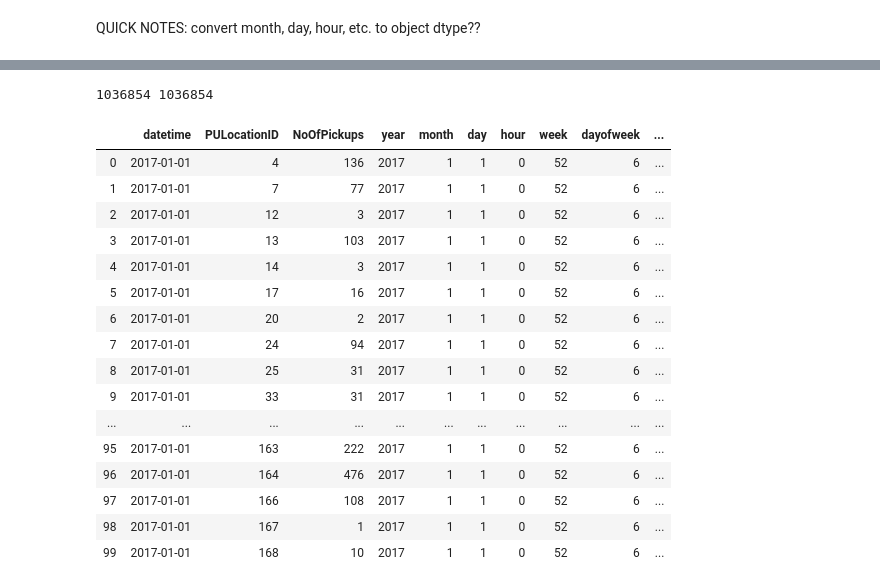
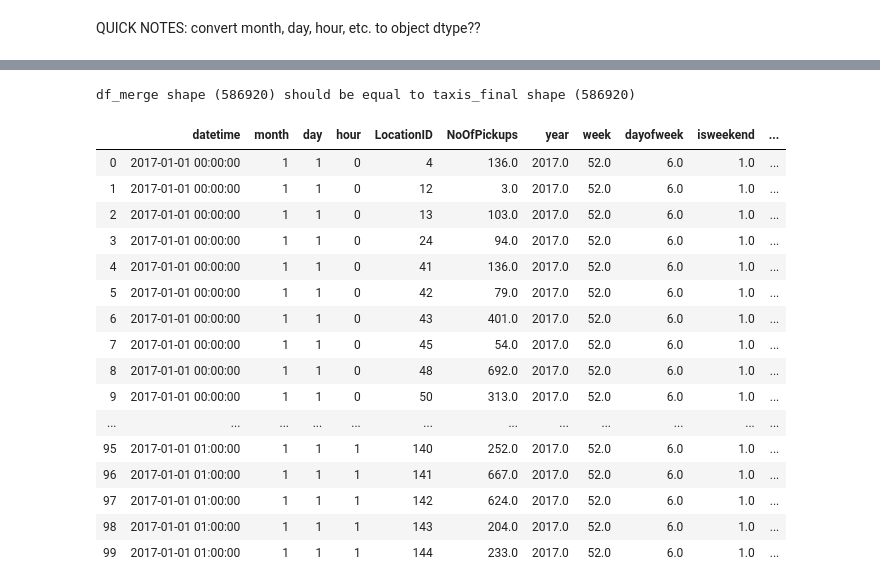
Before and after one commit to angelrps/MasterDataScience_FinalProject, a Jupyter notebook: notebooks/Data_Join_Taxis_Weather.ipynb, the cells around one changed output, grey strips where cells are left out. Drawn from its saved outputs; the diff is of its cells as text; code cells hidden in the pictures.

Commit message:
Join Taxis Weather_filling missing LocationIDs successfully

```diff
--- a/notebooks/Data_Join_Taxis_Weather.ipynb
+++ b/notebooks/Data_Join_Taxis_Weather.ipynb
@@ -80,11 +102,17 @@ dftax = pd.read_csv('../data/Data_Taxis_'+str(year)+'_Cleaned.csv', sep=',',
                         #dtype = {"PULocationID" : "object"},
                         parse_dates={'datetime':['pickup_datetime']})
 print('Year should be unique: ', dftax.year.unique())
-dftax = dftax.rename(columns={'PULocationID':'LocationID'})
-dftax['hourlyperiods'] = 1
-h = dftax.groupby(['month','day','hour'])['hourlyperiods'].sum()
-print('There should be 8760 hourly periods in a year: ', h.shape[0])
-print(dftax.shape)
-dftax.head()
+
+print('67 UNIQUE LocationIDs: ', pd.unique(dftax['LocationID']).shape)
+print(dftax.shape[0], 'A number less than 586920 indicates that there are missing LocationIDs')
+
+# Count LocationID per hourly period. They should be 67.
+t = dftax.copy()
+t['count'] = 1
+tg = t.groupby(['month', 'day', 'hour']).sum().head()
+print('Count unique LocationIDs per hourly period. Should be 67: ',pd.unique(tg['count']))
+
+display(tg.head())
+display(dftax.head())
 # %% [output]
 Year should be unique:  [2017]
@@ -101,4 +134,0 @@ There should be 8760 hourly periods in a year:  8760
-# %%
-dftax = dftax.drop(columns=['datetime', 'year', 'hourlyperiods'],inplace=False)
-
-dftax.head()
@@ -163,2 +215,2 @@ display(df_index_g.head())
 # %%
-taxis_d_final = dftax_g.join(df_index_g, how='outer').reset_index()
+taxis_join = dftax_g.join(df_index_g, how='right').reset_index()
@@ -264,0 +278,13 @@ Taxis rows (8760) equals Weather rows (8760)? True
+# %%
+# I will take the 'datetime' sequence from the Weather data frame
+datetime_col = dfwea.copy()
+datetime_col.drop(columns=['HourlyPrecipitation'], inplace=True)
+
+# repeat values to have one hour per LocationID (67)
+datetime_col = pd.DataFrame(np.repeat(datetime_col.values,67))
+# rename column
+datetime_col = datetime_col.rename(columns={0:'datetime'})
+
+taxis_final = pd.concat([datetime_col,taxis_join], axis=1)
+print('Should have 586920 rows: ',taxis_final.shape[0])
+taxis_final.head()
@@ -297,24 +301,24 @@ memory usage: 205.3 KB
 # %%
-df_merge = pd.merge(dftax, dfwea, on='datetime')
+df_merge = pd.merge(taxis_final, dfwea, on='datetime')
 # taxis dataframe and merged dataframe should have same number of rows
-print(df_merge.shape[0], dftax.shape[0])
+print('df_merge shape ({0}) should be equal to taxis_final shape ({1})'.format(df_merge.shape[0], taxis_final.shape[0]))
 df_merge.head(100)
 # %% [output]
-1036854 1036854
+df_merge shape (586920) should be equal to taxis_final shape (586920)
-|  | datetime | PULocationID | NoOfPickups | year | month | day | hour | week | dayofweek | ... |
-| 0 | 2017-01-01 | 4 | 136 | 2017 | 1 | 1 | 0 | 52 | 6 | ... |
-| 1 | 2017-01-01 | 7 | 77 | 2017 | 1 | 1 | 0 | 52 | 6 | ... |
-| 2 | 2017-01-01 | 12 | 3 | 2017 | 1 | 1 | 0 | 52 | 6 | ... |
-| 3 | 2017-01-01 | 13 | 103 | 2017 | 1 | 1 | 0 | 52 | 6 | ... |
-| 4 | 2017-01-01 | 14 | 3 | 2017 | 1 | 1 | 0 | 52 | 6 | ... |
-| 5 | 2017-01-01 | 17 | 16 | 2017 | 1 | 1 | 0 | 52 | 6 | ... |
-| 6 | 2017-01-01 | 20 | 2 | 2017 | 1 | 1 | 0 | 52 | 6 | ... |
-| 7 | 2017-01-01 | 24 | 94 | 2017 | 1 | 1 | 0 | 52 | 6 | ... |
-| 8 | 2017-01-01 | 25 | 31 | 2017 | 1 | 1 | 0 | 52 | 6 | ... |
-| 9 | 2017-01-01 | 33 | 31 | 2017 | 1 | 1 | 0 | 52 | 6 | ... |
-| ... | ... | ... | ... | ... | ... | ... | ... | ... | ... | ... |
-| 95 | 2017-01-01 | 163 | 222 | 2017 | 1 | 1 | 0 | 52 | 6 | ... |
-| 96 | 2017-01-01 | 164 | 476 | 2017 | 1 | 1 | 0 | 52 | 6 | ... |
-| 97 | 2017-01-01 | 166 | 108 | 2017 | 1 | 1 | 0 | 52 | 6 | ... |
-| 98 | 2017-01-01 | 167 | 1 | 2017 | 1 | 1 | 0 | 52 | 6 | ... |
-| 99 | 2017-01-01 | 168 | 10 | 2017 | 1 | 1 | 0 | 52 | 6 | ... |
+|  | datetime | month | day | hour | LocationID | NoOfPickups | year | week | dayofweek | isweekend | ... |
+| 0 | 2017-01-01 00:00:00 | 1 | 1 | 0 | 4 | 136.0 | 2017.0 | 52.0 | 6.0 | 1.0 | ... |
+| 1 | 2017-01-01 00:00:00 | 1 | 1 | 0 | 12 | 3.0 | 2017.0 | 52.0 | 6.0 | 1.0 | ... |
+| 2 | 2017-01-01 00:00:00 | 1 | 1 | 0 | 13 | 103.0 | 2017.0 | 52.0 | 6.0 | 1.0 | ... |
+| 3 | 2017-01-01 00:00:00 | 1 | 1 | 0 | 24 | 94.0 | 2017.0 | 52.0 | 6.0 | 1.0 | ... |
+| 4 | 2017-01-01 00:00:00 | 1 | 1 | 0 | 41 | 136.0 | 2017.0 | 52.0 | 6.0 | 1.0 | ... |
+| 5 | 2017-01-01 00:00:00 | 1 | 1 | 0 | 42 | 79.0 | 2017.0 | 52.0 | 6.0 | 1.0 | ... |
+| 6 | 2017-01-01 00:00:00 | 1 | 1 | 0 | 43 | 401.0 | 2017.0 | 52.0 | 6.0 | 1.0 | ... |
+| 7 | 2017-01-01 00:00:00 | 1 | 1 | 0 | 45 | 54.0 | 2017.0 | 52.0 | 6.0 | 1.0 | ... |
+| 8 | 2017-01-01 00:00:00 | 1 | 1 | 0 | 48 | 692.0 | 2017.0 | 52.0 | 6.0 | 1.0 | ... |
+| 9 | 2017-01-01 00:00:00 | 1 | 1 | 0 | 50 | 313.0 | 2017.0 | 52.0 | 6.0 | 1.0 | ... |
+| ... | ... | ... | ... | ... | ... | ... | ... | ... | ... | ... | ... |
+| 95 | 2017-01-01 01:00:00 | 1 | 1 | 1 | 140 | 252.0 | 2017.0 | 52.0 | 6.0 | 1.0 | ... |
+| 96 | 2017-01-01 01:00:00 | 1 | 1 | 1 | 141 | 667.0 | 2017.0 | 52.0 | 6.0 | 1.0 | ... |
+| 97 | 2017-01-01 01:00:00 | 1 | 1 | 1 | 142 | 624.0 | 2017.0 | 52.0 | 6.0 | 1.0 | ... |
+| 98 | 2017-01-01 01:00:00 | 1 | 1 | 1 | 143 | 204.0 | 2017.0 | 52.0 | 6.0 | 1.0 | ... |
+| 99 | 2017-01-01 01:00:00 | 1 | 1 | 1 | 144 | 233.0 | 2017.0 | 52.0 | 6.0 | 1.0 | ... |
```
Also changed, not shown: parts of 45 cells of this notebook.
